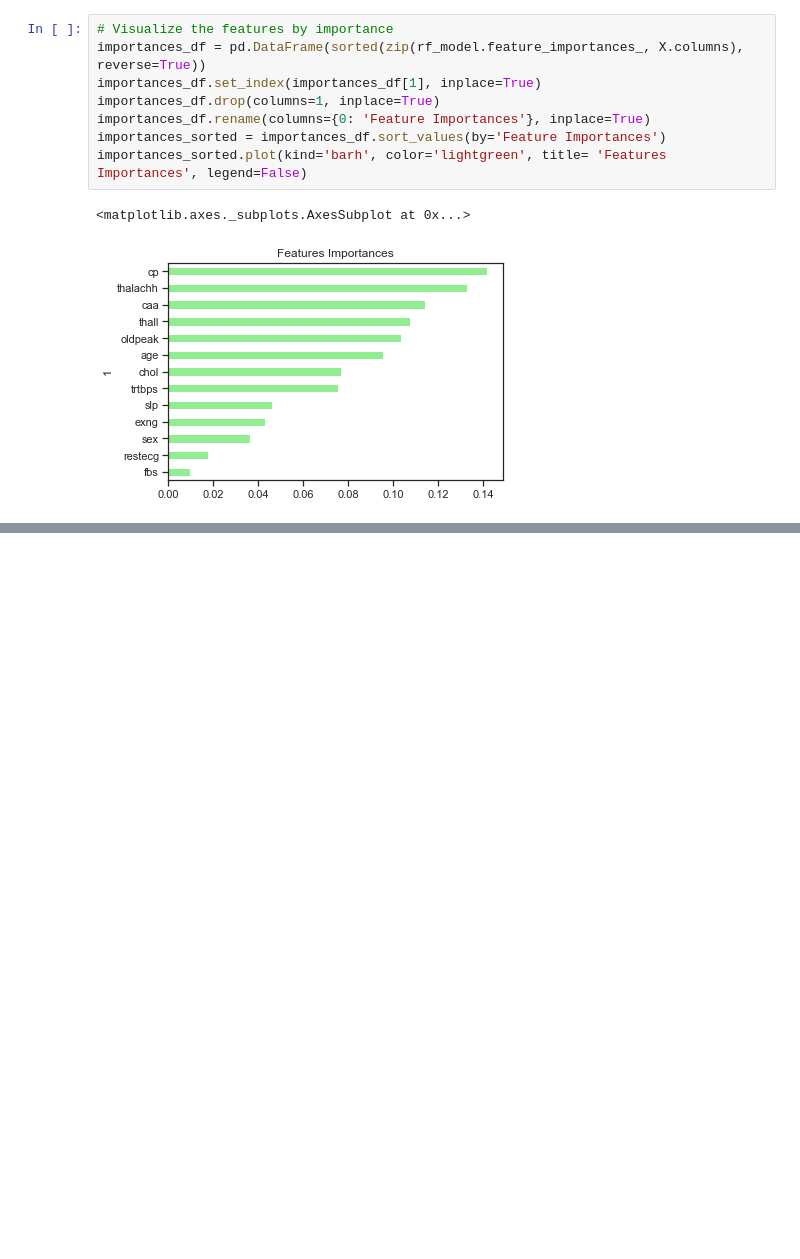
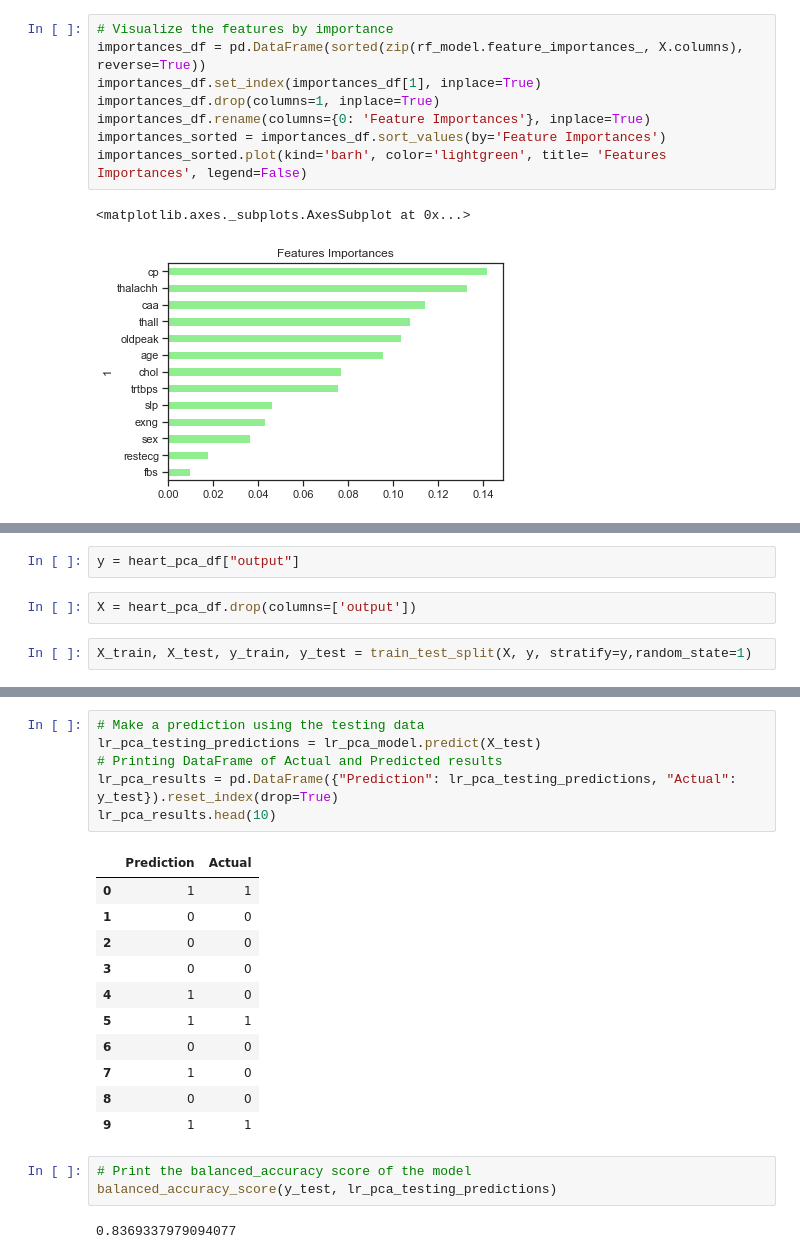
Before and after one commit to SandraBotica/ML_Project_4, a Jupyter notebook: heart_ML.ipynb, the cells around one changed output, grey strips where cells are left out. Cells and saved outputs as stored; diff of their text form; blank space fills up the shorter version.

```diff
--- a/heart_ML.ipynb
+++ b/heart_ML.ipynb
@@ -854,0 +802,6 @@ importances_sorted.plot(kind='barh', color='lightgreen', title= 'Features Import
+# %%
+y = heart_pca_df["output"]
+# %%
+X = heart_pca_df.drop(columns=['output'])
+# %%
+X_train, X_test, y_train, y_test = train_test_split(X, y, stratify=y,random_state=1)
@@ -854,0 +831,23 @@ importances_sorted.plot(kind='barh', color='lightgreen', title= 'Features Import
+# %%
+# Make a prediction using the testing data
+lr_pca_testing_predictions = lr_pca_model.predict(X_test)
+# Printing DataFrame of Actual and Predicted results
+lr_pca_results = pd.DataFrame({"Prediction": lr_pca_testing_predictions, "Actual": y_test}).reset_index(drop=True)
+lr_pca_results.head(10)
+# %% [output]
+|  | Prediction | Actual |
+| 0 | 1 | 1 |
+| 1 | 0 | 0 |
+| 2 | 0 | 0 |
+| 3 | 0 | 0 |
+| 4 | 1 | 0 |
+| 5 | 1 | 1 |
+| 6 | 0 | 0 |
+| 7 | 1 | 0 |
+| 8 | 0 | 0 |
+| 9 | 1 | 1 |
+# %%
+# Print the balanced_accuracy score of the model
+balanced_accuracy_score(y_test, lr_pca_testing_predictions)
+# %% [output]
+0.8369337979094077
```
Also changed, not shown: parts of 84 cells of this notebook, 4 other files.
